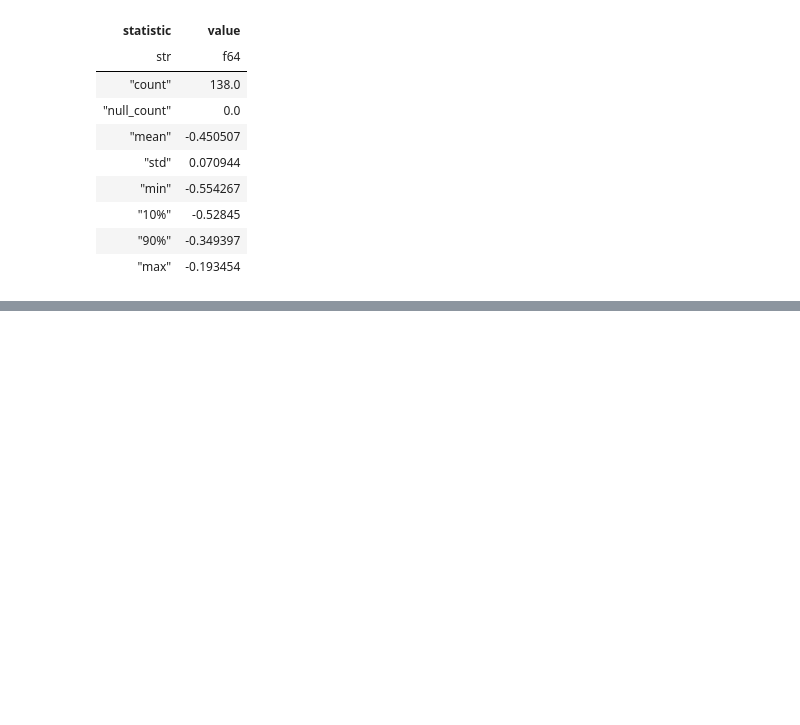
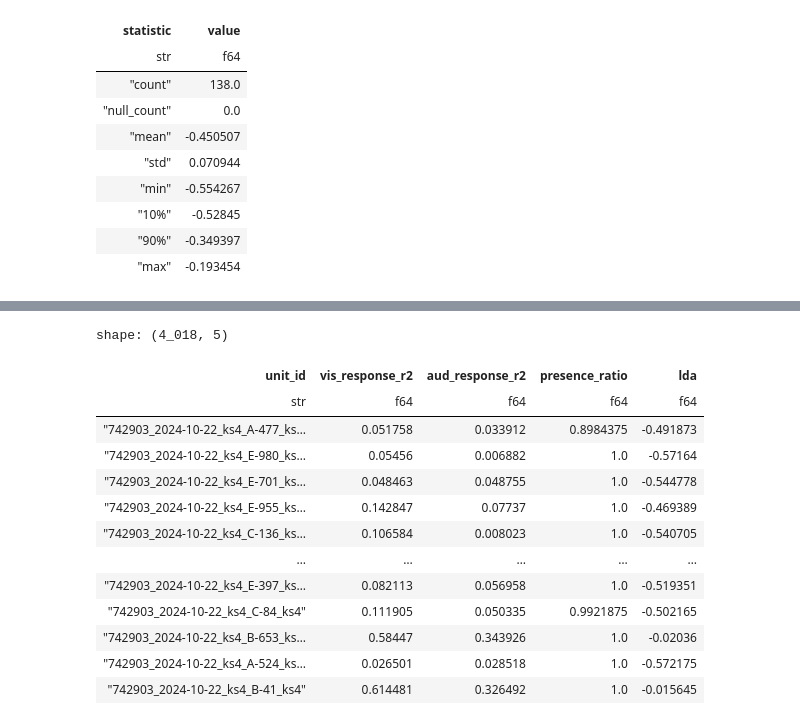
Before and after one commit to AllenNeuralDynamics/dynamic-routing-unit-drift-qc-dashboard, a Jupyter notebook: notebooks/drift_sessions.ipynb, the cells around one changed output, grey strips where cells are left out. Drawn from its saved outputs; the diff is of its cells as text; code cells hidden in the pictures; blank space fills up the shorter version.

```diff
--- a/notebooks/drift_sessions.ipynb
+++ b/notebooks/drift_sessions.ipynb
@@ -211,3 +245,20 @@ fpr_threshold = 0.2
 get_combined_above_threshold_chart(get_df().drop_nulls('drift_rating').join(lda_all_df, on='unit_id', how='left'), lda_all_df, fpr_threshold=fpr_threshold)
 # %% [output]
 [interactive output not drawn]
+# %%
+lda_all_ks4_df
+# %% [output]
+shape: (4_018, 5)
+| unit_id | vis_response_r2 | aud_response_r2 | presence_ratio | lda |
+| str | f64 | f64 | f64 | f64 |
+| "742903_2024-10-22_ks4_A-477_ks… | 0.051758 | 0.033912 | 0.8984375 | -0.491873 |
+| "742903_2024-10-22_ks4_E-980_ks… | 0.05456 | 0.006882 | 1.0 | -0.57164 |
+| "742903_2024-10-22_ks4_E-701_ks… | 0.048463 | 0.048755 | 1.0 | -0.544778 |
+| "742903_2024-10-22_ks4_E-955_ks… | 0.142847 | 0.07737 | 1.0 | -0.469389 |
+| "742903_2024-10-22_ks4_C-136_ks… | 0.106584 | 0.008023 | 1.0 | -0.540705 |
+| … | … | … | … | … |
+| "742903_2024-10-22_ks4_E-397_ks… | 0.082113 | 0.056958 | 1.0 | -0.519351 |
+| "742903_2024-10-22_ks4_C-84_ks4" | 0.111905 | 0.050335 | 0.9921875 | -0.502165 |
+| "742903_2024-10-22_ks4_B-653_ks… | 0.58447 | 0.343926 | 1.0 | -0.02036 |
+| "742903_2024-10-22_ks4_A-524_ks… | 0.026501 | 0.028518 | 1.0 | -0.572175 |
+| "742903_2024-10-22_ks4_B-41_ks4" | 0.614481 | 0.326492 | 1.0 | -0.015645 |
```
Also changed, not shown: parts of 8 cells of this notebook.
